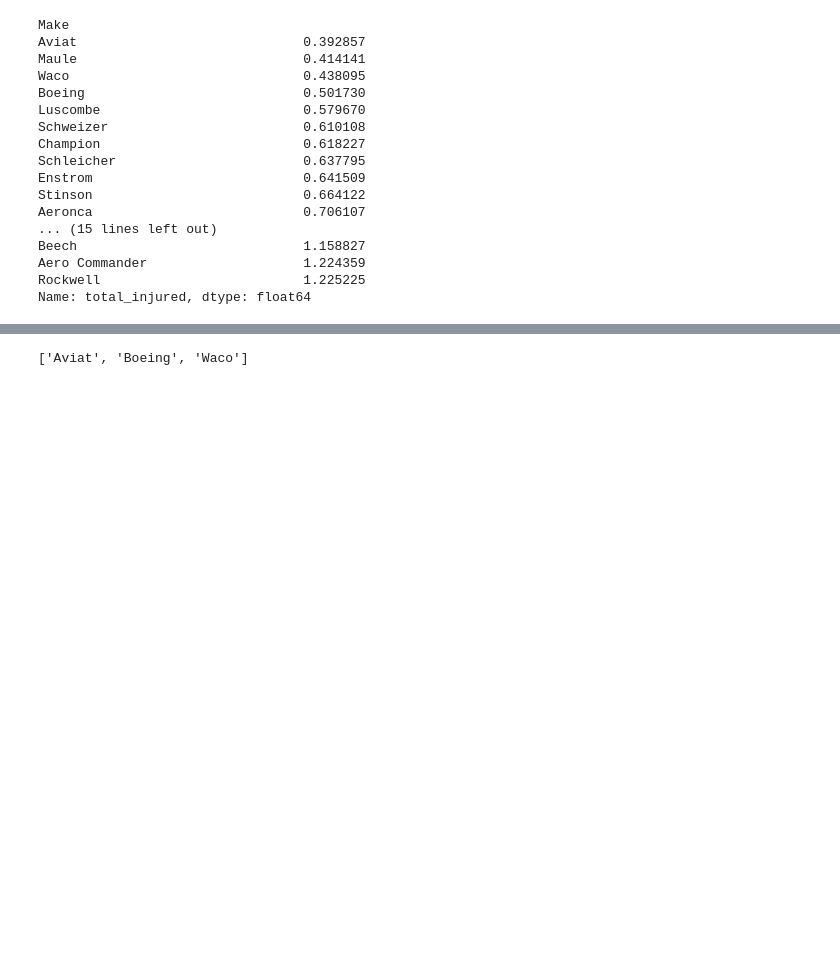
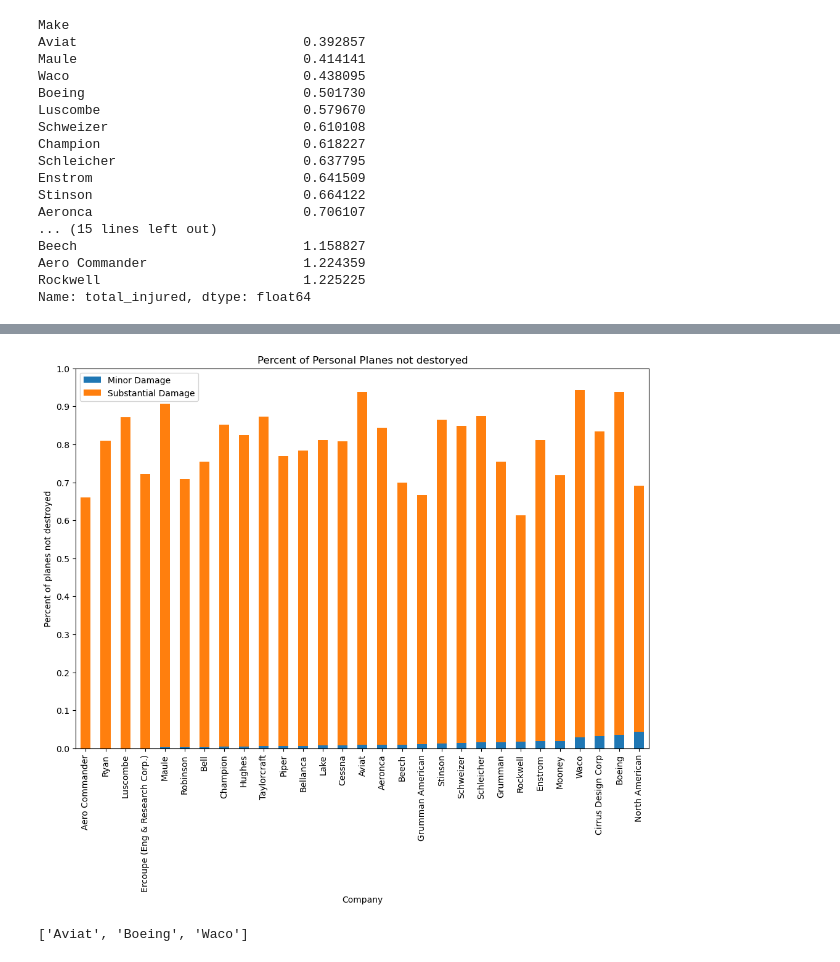
Before and after one commit to Reynch/dsc-phase-1-project-v3, a Jupyter notebook: student.ipynb, the cells around one changed output, grey strips where cells are left out. Cells and saved outputs as stored; diff of their text form; code cells hidden in the pictures; blank space fills up the shorter version.

```diff
--- a/student.ipynb
+++ b/student.ipynb
@@ -193,6 +193,12 @@ minor_personal.fillna(0,inplace = True)
 minor_sub = (minor_personal.add(substantial_personal, fill_value = 0)/personal_df['Make'].value_counts()).sort_values(ascending = False)
 # %%
 personal_df.dropna(subset = 'Aircraft.damage',inplace = True)
+# %%
+minor_sub_df = pd.concat([minor_personal.div(personal_df['Make'].value_counts()),substantial_personal.div(personal_df['Make'].value_counts())],axis =1)
+# %%
+minor_sub_df = minor_sub_df.T.reset_index(drop=True).T.rename(columns = { 0:'Minor Damage',1:'Substantial Damage'})
+# %%
+minor_sub_df.fillna(value = 0, inplace = True)
 # %%
 personal_df.groupby('Make')['total_injured'].mean().sort_values()
 # %% [output]
@@ -225,3 +231,11 @@ plt.yticks(np.arange(0, 1.1, 0.1));
+# %%
+ax= minor_sub_df.sort_values(by = 'Minor Damage').plot(kind = 'bar', stacked = True, figsize = (12,8))
+ax.set_xlabel('Company')
+ax.set_ylabel('Percent of planes not destroyed')
+ax.set_title('Percent of Personal Planes not destoryed')
+plt.yticks(np.arange(0, 1.1, 0.1));
+# %% [output]
+[figure, added]
 # %%
 list((substantial_make+ make_minor).dropna().sort_values()[-3:].index)
 # %% [output]
```
Also changed, not shown: parts of 7 cells of this notebook, 1 other file.
